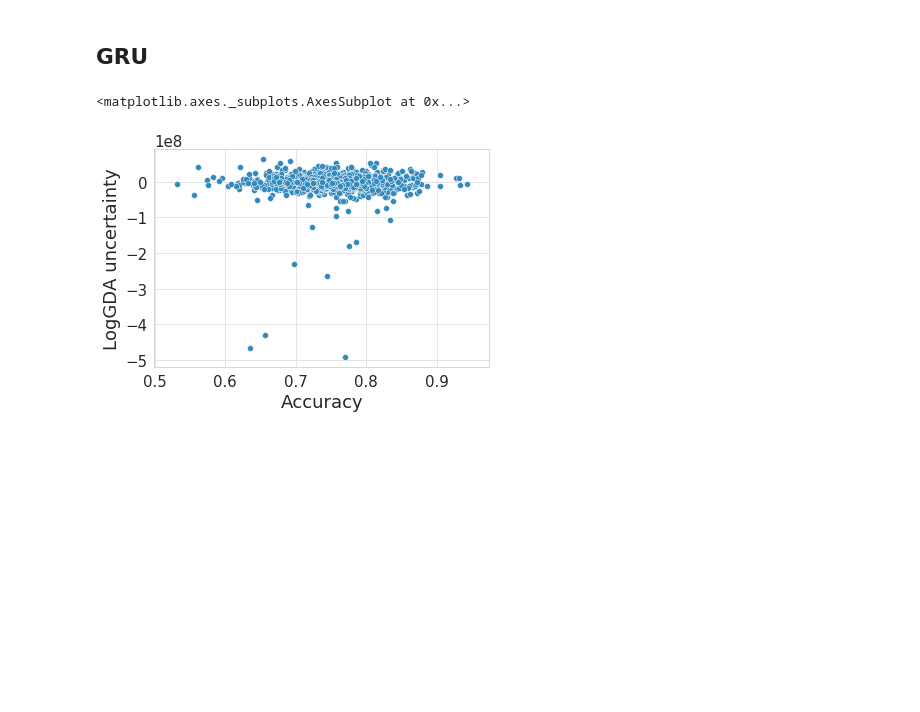
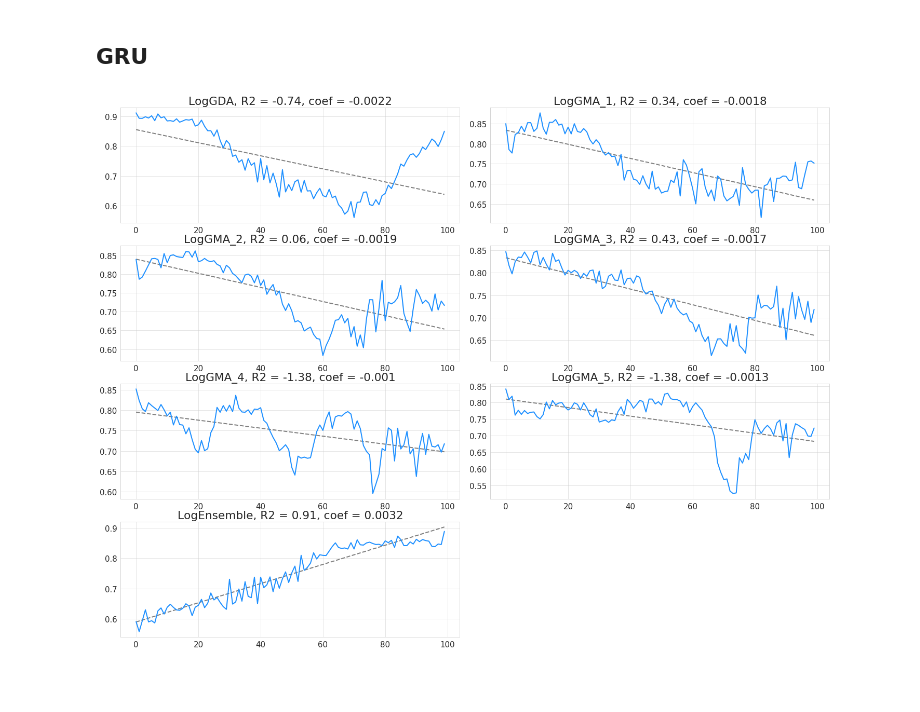
Before and after one commit to BasilSLyshkin/model_behaviour_prediction, a Jupyter notebook: gda_on_models.ipynb, the cells around one changed output. Saved outputs shown, nothing was run; the diff lists cells and outputs as text; code cells hidden in the pictures; blank space fills up the shorter version.

```diff
--- a/gda_on_models.ipynb
+++ b/gda_on_models.ipynb
@@ -80,16 +70,15 @@ sns.scatterplot(pivot_lstm, x='Accuracy', y='LogGDA uncertainty')
 # %%
 #!g2.mig
 MODEL_NAME = 'gru'
 
+
 gda = GDA(MODEL_NAME)
 gda.fit(processed_dataset)
-model = gda.model
-tmp = test(model.to(device), gda,test_loader)
+gru = test(gda.model.to(device), gda,test_loader)
 
 clear_output()
-tmp['Accuracy'] = (tmp['prediction'] == tmp['target']).astype('int')
-pivot_gru = pd.pivot_table(tmp, values = ['Accuracy','LogGDA uncertainty'], index = 'date')
-sns.scatterplot(pivot_gru, x='Accuracy', y = 'LogGDA uncertainty')
+show(gru)
 # %% [output]
-<matplotlib.axes._subplots.AxesSubplot at 0x...>
-[figure, old version]
+[figure, new version]
+# %% [markdown]
+##
```
Also changed, not shown: parts of 3 cells of this notebook, 4 other files.
